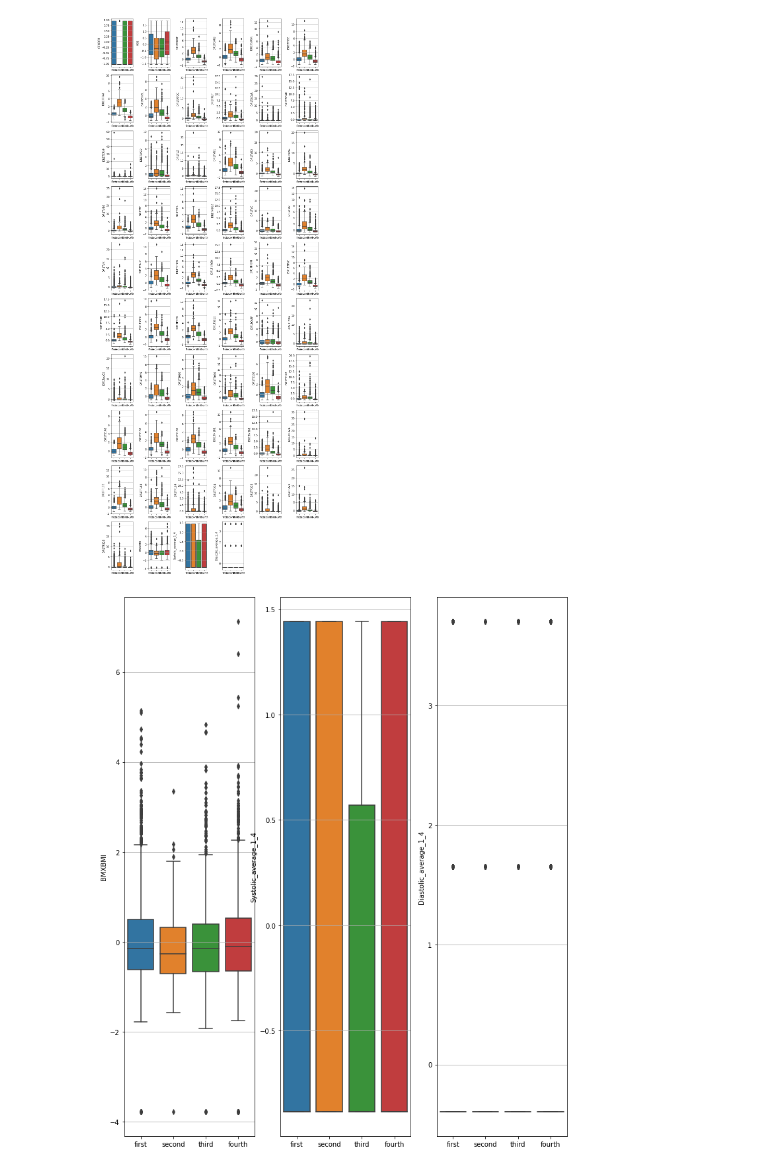
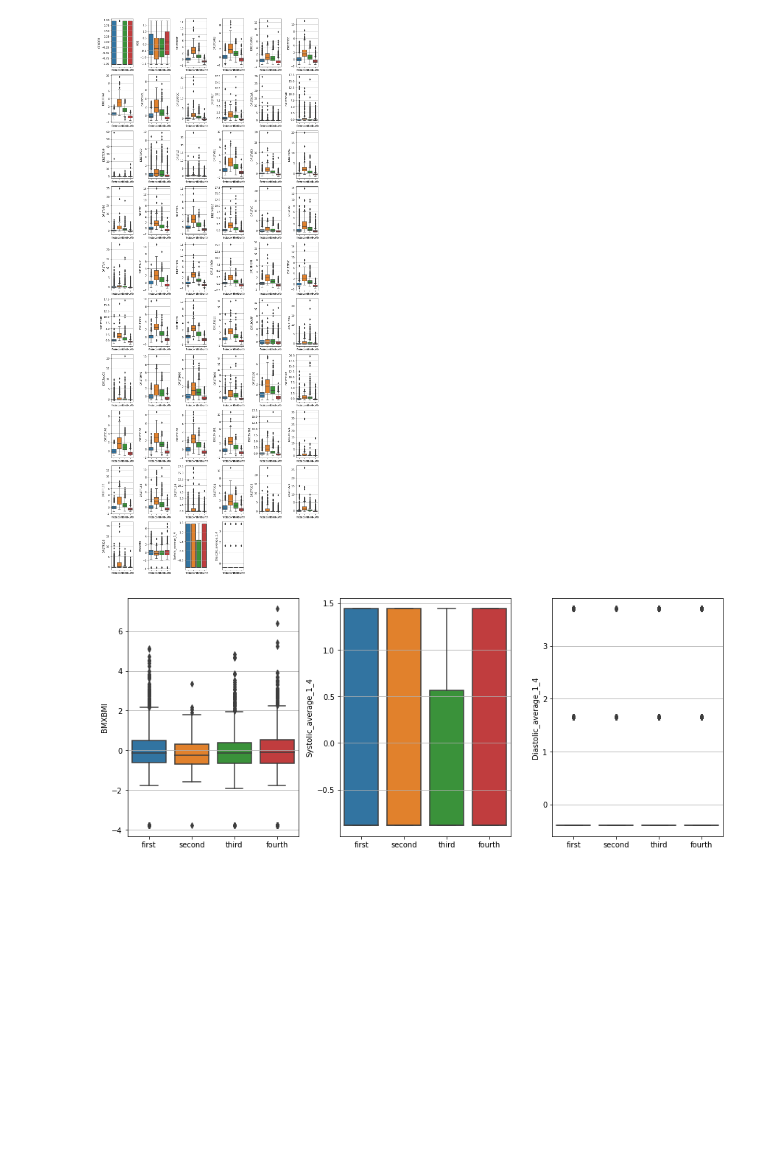
Before and after one commit to gianluigimazzaglia/PublicHealth_project, a Jupyter notebook: PublichHealth_db1.ipynb, the cells around one changed output. Saved outputs shown, nothing was run; the diff lists cells and outputs as text; code cells hidden in the pictures; blank space fills up the shorter version.

```diff
--- a/PublichHealth_db1.ipynb
+++ b/PublichHealth_db1.ipynb
@@ -183,5 +141,6 @@ df4.insert(35, "DR1TTHEO",df. iloc[:, [35]], True)
 df4.insert(56, "Systolic_average_1_4",df. iloc[:, [57]], True)
 df4.insert(57, "Diastolic_average_1_4",df. iloc[:, [58]], True)
 # %%
+# 45 BMI were 0 and we considered to replace with the mean of the column
 mean_bmi = df4['BMXBMI'].mean(skipna=True)
-df4.loc[df.BMXBMI ==0, 'BMXBMI'] =mean_bmi
+df4.loc[df.BMXBMI ==0.0, 'BMXBMI'] =mean_bmi
@@ -221,0 +149,7 @@ Name: GENDER, Length: 5356, dtype: int64
+# %%
+df5 = df4.fillna(df.mean())   # this function replace the null values of the entire Data frame with the mean of the column
+
+
+df5['BMXBMI'] = df5['BMXBMI'].replace(0, df5['BMXBMI'].mean())
+e = sum(df5.BMXBMI==0)
+e
@@ -662,18 +614,19 @@ plt.show()
 # %% [output]
 [figure]
 # %%
-#here just a try of plotting to compare the "target variable BMX, DIASTOLIC and SYSTOLIC"
+#here just a try of plotting to compare the "target variable BMX, DIASTOLIC and SYSTOLIC" that is meaningless
+# and this is confirmed from the data, in fact Body Mass index that is an important variable
 
 scaled3 = scaled2.iloc[:,[55,56,57]].copy()
 # selected column index: 1, 6, 7
 
-plt.figure( figsize=( 12.0, 15.0 ) )
+plt.figure( figsize=( 12.0, 5.0 ) )
 for i in range( 3 ):
     plt.subplot( 1,3, i + 1 )
     plt.grid( True )
     sn.boxplot( x=kmeans_pca.labels_, y=scaled3.columns[i], data=scaled3)
     plt.xticks( [ 0, 1,2,3 ], [ 'first', 'second','third','fourth'], rotation=0 )
-#plt.tight_layout( True )
+plt.tight_layout( True )
 plt.show()
 # %% [output]
-[figure, old version]
+[figure, new version]
```
Also changed, not shown: parts of 48 cells of this notebook.
